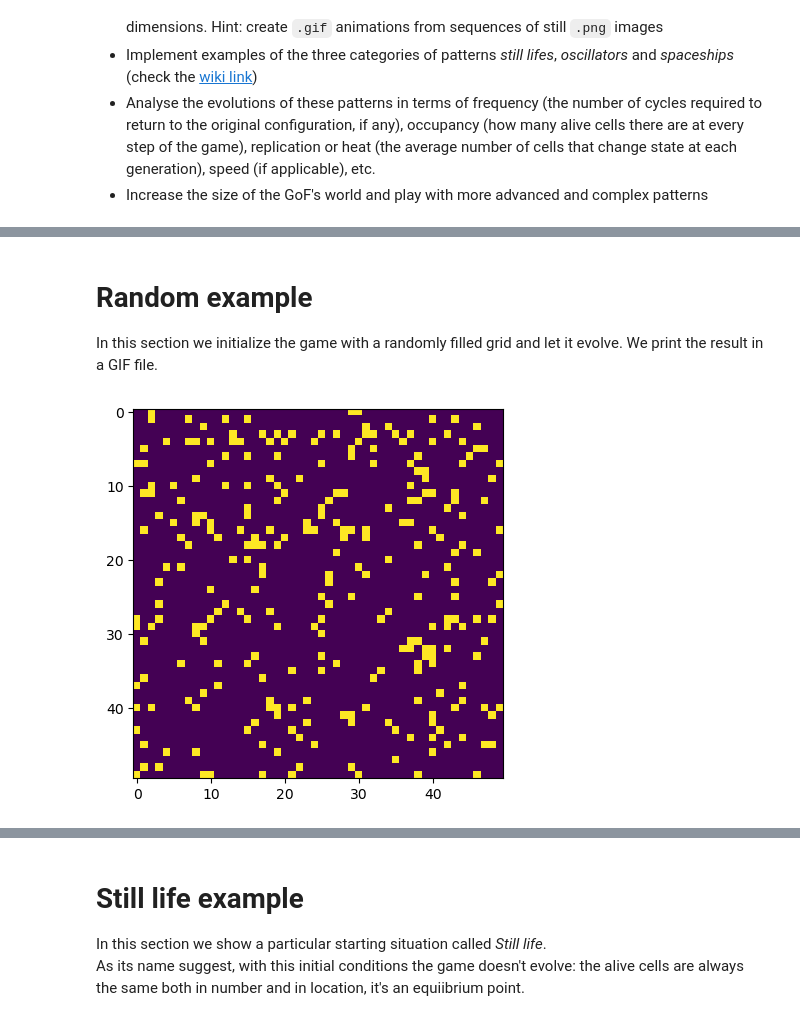
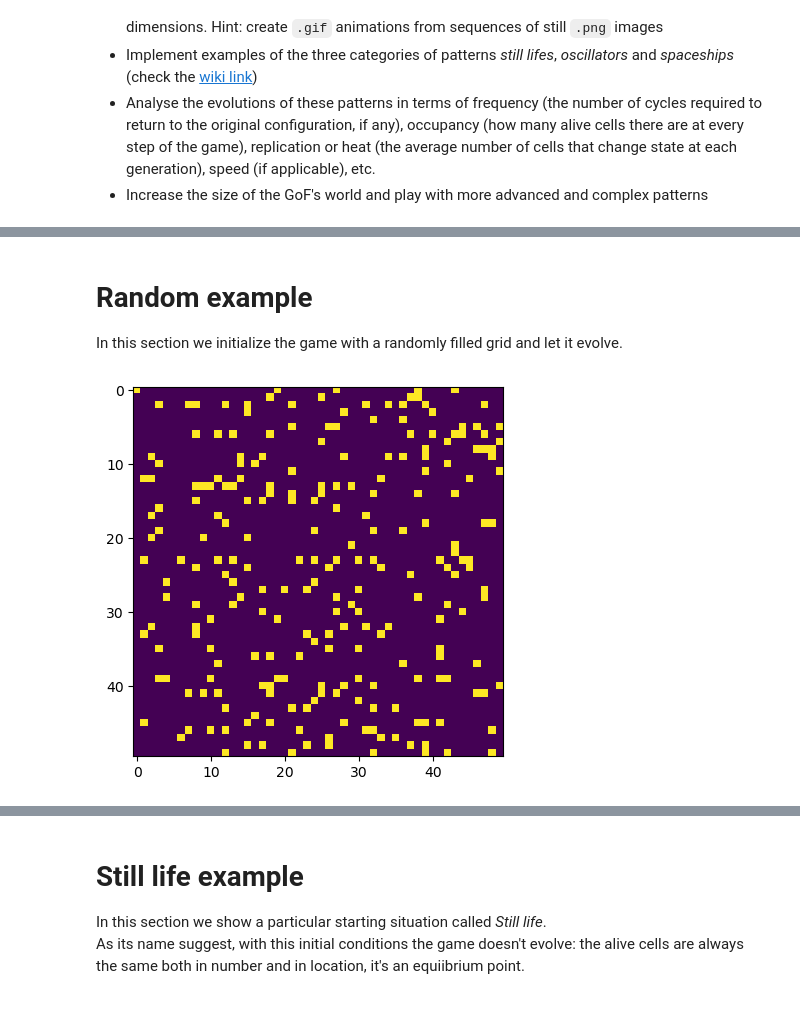
Before and after one commit to ciminoV/SCWP23Project_Group2, a Jupyter notebook: Project.ipynb, the cells around one changed output, grey strips where cells are left out. Saved outputs shown, nothing was run; the diff lists cells and outputs as text; code cells hidden in the pictures.

Commit message:
markdown and saveFrame

```diff
--- a/Project.ipynb
+++ b/Project.ipynb
@@ -126,35 +133,35 @@ def loadPattern(file_path, rows=None, columns=None, loc=(0,0)):
     return grid
 
 
-def saveFrame(frameNum, img, grid):
+def saveFrame(frameNum, img):
     plt.savefig(f'gof_frame_{frameNum:03d}.png', format='png')
     return img
 # %% [markdown]
 # Random example
-In this section we initialize the game with a randomly filled grid and let it evolve. We print the result in a GIF file.
+In this section we initialize the game with a randomly filled grid and let it evolve.
 # %%
 # Random generation example
 N = 50
 random_grid = np.random.choice([ON, OFF], N*N, p=[0.1, 0.9]).reshape(N, N)
 
 # How many alive cells at each step
 random_occupancy = []
 
 # Average of the cells that change state at each step
 random_heat = [0];
 
 # Plot generation
 fig, ax = plt.subplots()
 img = ax.imshow(random_grid, interpolation='nearest')
 plt.plot()
 
 # Set up the animation
 random_out = animation.FuncAnimation(fig,
                             partial(update, img=img, grid=random_grid, occupancy=random_occupancy, heat=random_heat),
                             frames=n_steps, interval=inter,
-                            init_func=lambda: saveFrame(0, img, random_grid))
+                            init_func=lambda: saveFrame(0, img))
 # %% [output]
-[figure, old version]
+[figure, new version]
 # %%
 # Save and show animation
 gif_name = 'random_example.gif'
```
Also changed, not shown: parts of 6 cells of this notebook.
